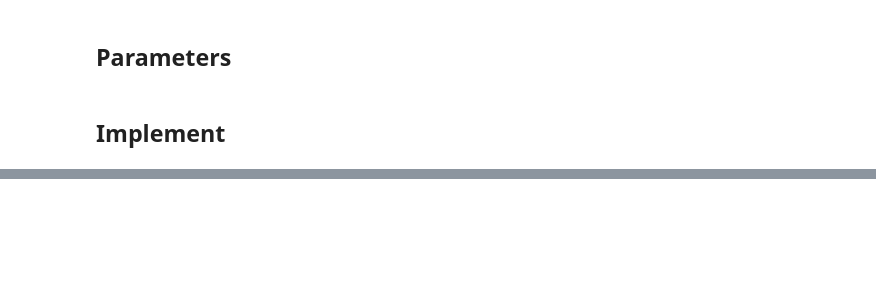
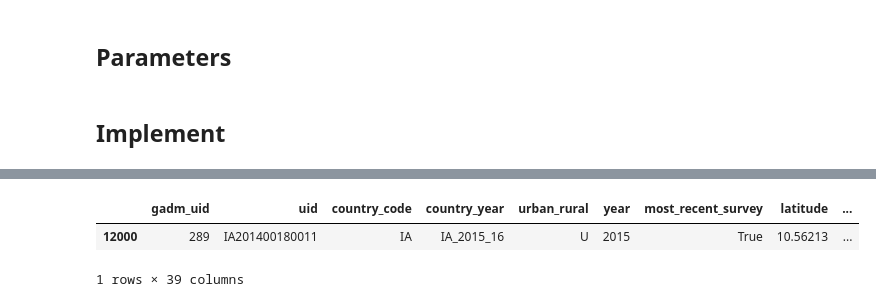
Before and after one commit to dime-worldbank/big-data-poverty-estimation, a Jupyter notebook: DataWork/02_get_process_ancillary_data/Landsat_Sentinel/01_extract_data_gee_for_cnn.ipynb, the cells around one changed output, grey strips where cells are left out. Saved outputs shown, nothing was run; the diff lists cells and outputs as text; code cells hidden in the pictures; blank space fills up the shorter version.

```diff
--- a/DataWork/02_get_process_ancillary_data/Landsat_Sentinel/01_extract_data_gee_for_cnn.ipynb
+++ b/DataWork/02_get_process_ancillary_data/Landsat_Sentinel/01_extract_data_gee_for_cnn.ipynb
@@ -33,7 +33,7 @@ KERNEL_SIZE = 224
 SURVEY_NAME = 'DHS'
 SATELLITE = 's2'
 SKIP_IF_SCRAPED = True
-CHUNK_SIZE = 5 # Number of observtaions to scrape in GEE at any given time
+CHUNK_SIZE = 10 # Number of observtaions to scrape in GEE at any given time
 PROJECT_DIR = cf.GOOGLEDRIVE_DIRECTORY
 # %%
 # Directory to store tfrecords
@@ -50,6 +50,13 @@ out_path = os.path.join(PROJECT_DIR,
 ## Load Survey
 survey_df = pd.read_csv(os.path.join(PROJECT_DIR, 'Data', SURVEY_NAME, 'FinalData', 'Individual Datasets', 'survey_socioeconomic.csv'))
 tf_record_list = list(np.unique(survey_df.tfrecord_name))
+# %%
+# Remove if issues extracting
+survey_df = survey_df[survey_df['uid'] != "IA201400180079"]
+survey_df = survey_df[survey_df['uid'] != "IA201400180052"]
+survey_df = survey_df[survey_df['uid'] != "IA201400180112"]
+survey_df = survey_df[survey_df['uid'] != "IA201400180081"]
+survey_df = survey_df[survey_df['uid'] != "IA201400180011"]
 # %%
 # If skip already scraped, remove existing tfrecords from tf_record_list
 if SKIP_IF_SCRAPED:
@@ -78,7 +85,7 @@ for tfr_i in tf_record_list:
         proto_examples_all.extend(proto_examples_i)
 
     ### Save data as tf record
-    out_path_i = os.path.join(tfrecord_out_path, tfr_i + '.tfrecord')
+    out_path_i = os.path.join(out_path, tfr_i)
     print(out_path_i)
     with tf.io.TFRecordWriter(out_path_i) as writer:
         for tf_example in proto_examples_all:
@@ -94,0 +144,6 @@ KeyboardInterrupt:
+# %%
+survey_df_yeari_chunki.iloc[[3]]
+# %% [output]
+|  | gadm_uid | uid | country_code | country_year | urban_rural | year | most_recent_survey | latitude | ... |
+| 12000 | 289 | IA201400180011 | IA | IA_2015_16 | U | 2015 | True | 10.56213 | ... |
+1 rows × 39 columns
```
Also changed, not shown: parts of 4 cells of this notebook, 9 other files.
